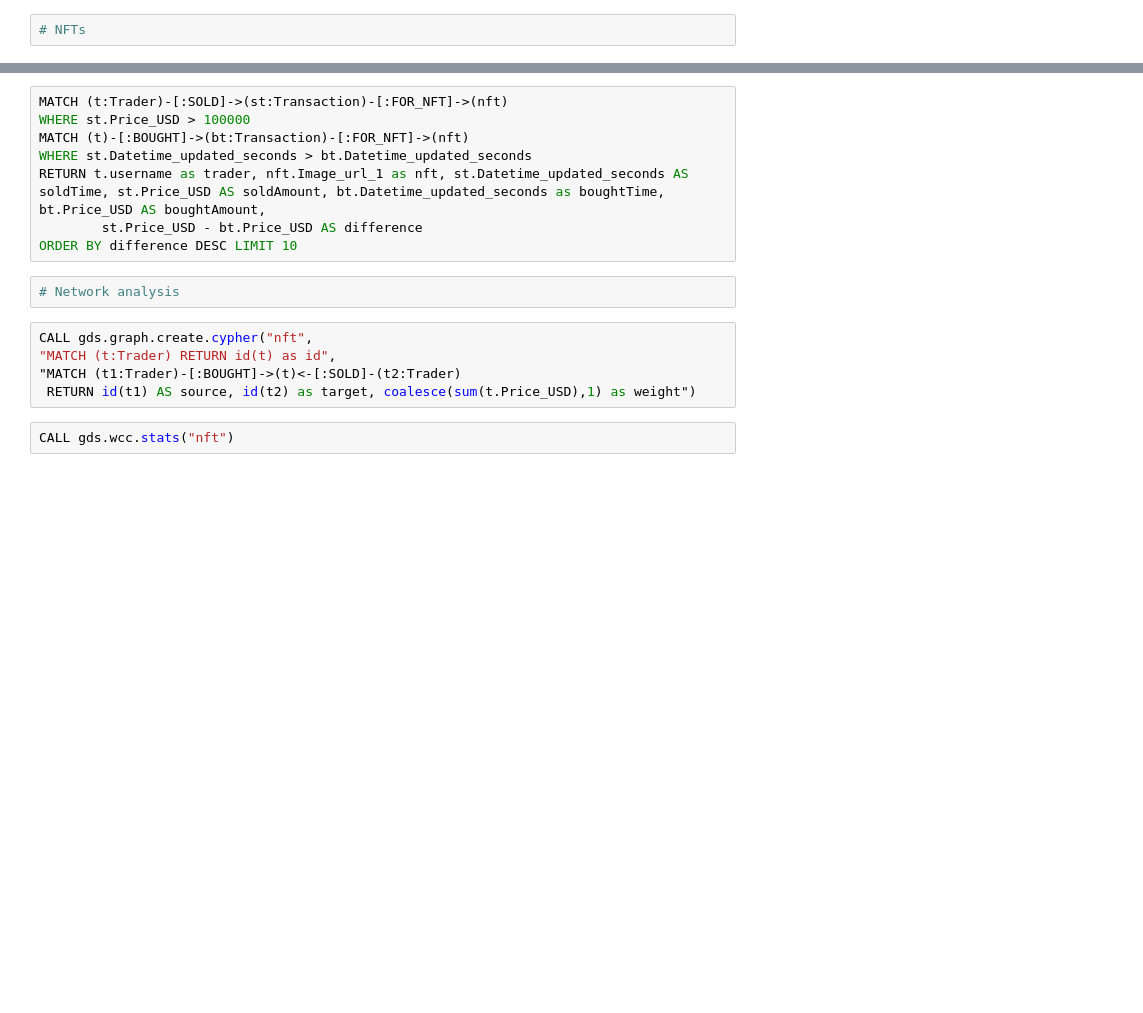
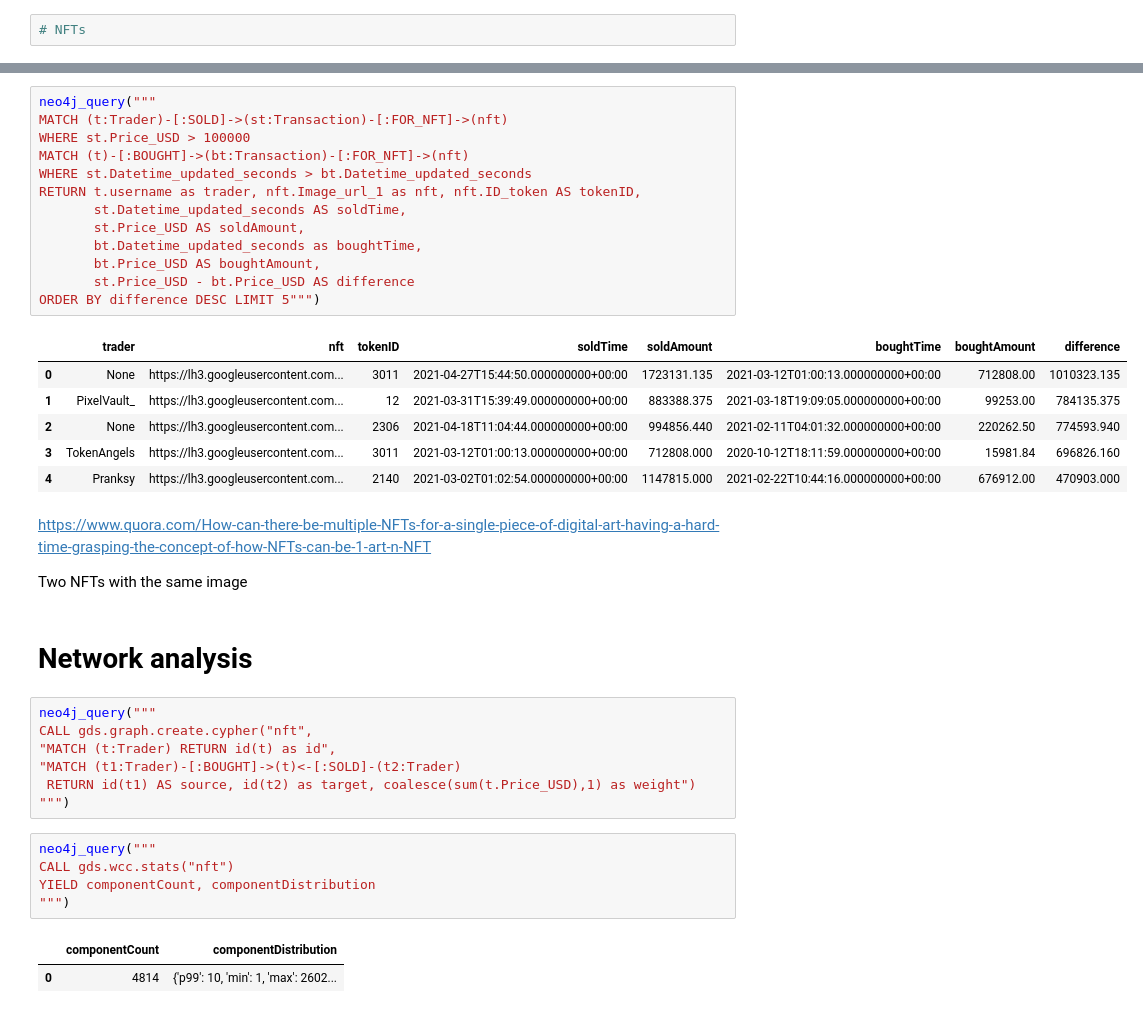
Before and after one commit to tomasonjo/blogs, a Jupyter notebook: nft/NFT analysis.ipynb, the cells around one changed output, grey strips where cells are left out. Saved outputs shown, nothing was run; the diff lists cells and outputs as text; blank space fills up the shorter version.

```diff
--- a/nft/NFT analysis.ipynb
+++ b/nft/NFT analysis.ipynb
@@ -69,17 +160,41 @@ DESC LIMIT 10
 # %%
+neo4j_query("""
 MATCH (t:Trader)-[:SOLD]->(st:Transaction)-[:FOR_NFT]->(nft)
 WHERE st.Price_USD > 100000
 MATCH (t)-[:BOUGHT]->(bt:Transaction)-[:FOR_NFT]->(nft)
 WHERE st.Datetime_updated_seconds > bt.Datetime_updated_seconds
-RETURN t.username as trader, nft.Image_url_1 as nft, st.Datetime_updated_seconds AS soldTime, st.Price_USD AS soldAmount, bt.Datetime_updated_seconds as boughtTime, bt.Price_USD AS boughtAmount,
-        st.Price_USD - bt.Price_USD AS difference
-ORDER BY difference DESC LIMIT 10
+RETURN t.username as trader, nft.Image_url_1 as nft, nft.ID_token AS tokenID,
+       st.Datetime_updated_seconds AS soldTime,
+       st.Price_USD AS soldAmount,
+       bt.Datetime_updated_seconds as boughtTime,
+       bt.Price_USD AS boughtAmount,
+       st.Price_USD - bt.Price_USD AS difference
+ORDER BY difference DESC LIMIT 5""")
+# %% [output]
+|  | trader | nft | tokenID | soldTime | soldAmount | boughtTime | boughtAmount | difference |
+| 0 | None | https://lh3.googleusercontent.com... | 3011 | 2021-04-27T15:44:50.000000000+00:00 | 1723131.135 | 2021-03-12T01:00:13.000000000+00:00 | 712808.00 | 1010323.135 |
+| 1 | PixelVault_ | https://lh3.googleusercontent.com... | 12 | 2021-03-31T15:39:49.000000000+00:00 | 883388.375 | 2021-03-18T19:09:05.000000000+00:00 | 99253.00 | 784135.375 |
+| 2 | None | https://lh3.googleusercontent.com... | 2306 | 2021-04-18T11:04:44.000000000+00:00 | 994856.440 | 2021-02-11T04:01:32.000000000+00:00 | 220262.50 | 774593.940 |
+| 3 | TokenAngels | https://lh3.googleusercontent.com... | 3011 | 2021-03-12T01:00:13.000000000+00:00 | 712808.000 | 2020-10-12T18:11:59.000000000+00:00 | 15981.84 | 696826.160 |
+| 4 | Pranksy | https://lh3.googleusercontent.com... | 2140 | 2021-03-02T01:02:54.000000000+00:00 | 1147815.000 | 2021-02-22T10:44:16.000000000+00:00 | 676912.00 | 470903.000 |
-# %%
-# Network analysis
+# %% [markdown]
+https://www.quora.com/How-can-there-be-multiple-NFTs-for-a-single-piece-of-digital-art-having-a-hard-time-grasping-the-concept-of-how-NFTs-can-be-1-art-n-NFT
+
+Two NFTs with the same image
+# %% [markdown]
+# Network analysis
 # %%
+neo4j_query("""
 CALL gds.graph.create.cypher("nft",
 "MATCH (t:Trader) RETURN id(t) as id",
 "MATCH (t1:Trader)-[:BOUGHT]->(t)<-[:SOLD]-(t2:Trader)
  RETURN id(t1) AS source, id(t2) as target, coalesce(sum(t.Price_USD),1) as weight")
+""")
 # %%
+neo4j_query("""
 CALL gds.wcc.stats("nft")
+YIELD componentCount, componentDistribution
+""")
+# %% [output]
+|  | componentCount | componentDistribution |
+| 0 | 4814 | {'p99': 10, 'min': 1, 'max': 2602... |
```
Also changed, not shown: parts of 25 cells of this notebook.
